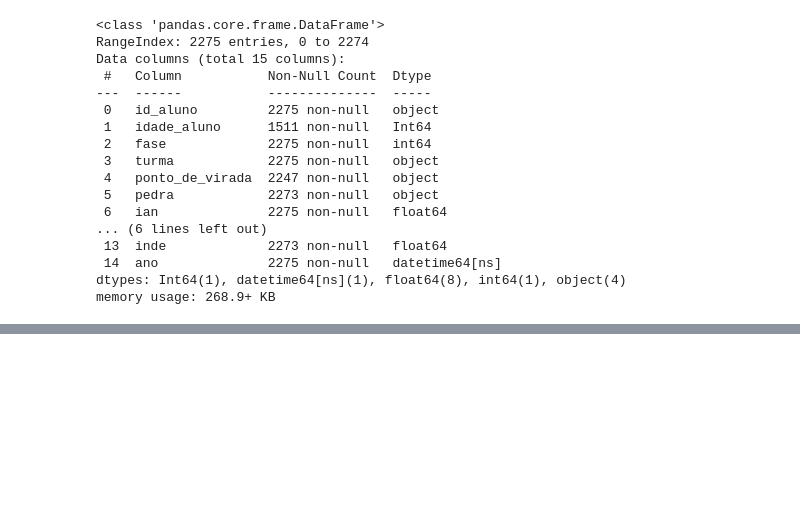
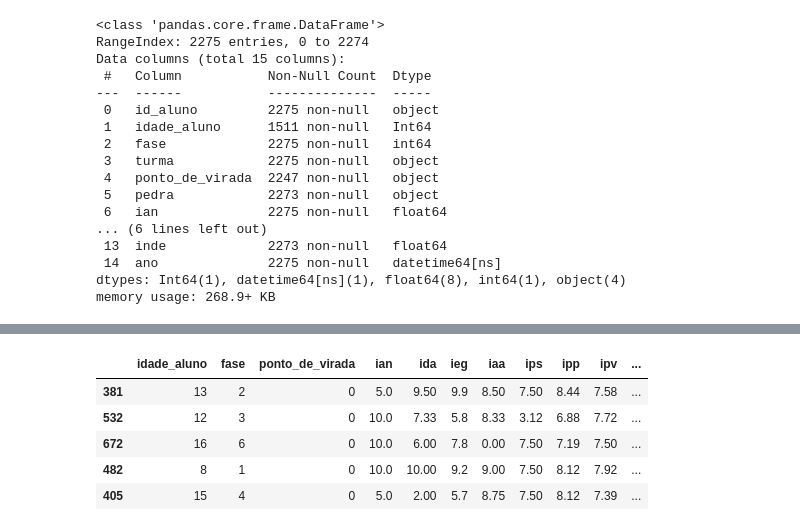
Before and after one commit to giulianafernandes/datathon_fiap, a Jupyter notebook: datathon.ipynb, the cells around one changed output, grey strips where cells are left out. Cells and saved outputs as stored; diff of their text form; code cells hidden in the pictures; blank space fills up the shorter version.

```diff
--- a/datathon.ipynb
+++ b/datathon.ipynb
@@ -609,0 +631,14 @@ dados_total.to_excel('dados/csv_tratado/dados_total.xlsx', index=False)
+# %%
+#separando os dados de treino e teste
+from sklearn.model_selection import train_test_split
+SEED = np.random.seed(42)
+df_treino, df_teste = train_test_split(dados, test_size=0.2, random_state=SEED)
+# %%
+df_treino.head()
+# %% [output]
+|  | idade_aluno | fase | ponto_de_virada | ian | ida | ieg | iaa | ips | ipp | ipv | ... |
+| 381 | 13 | 2 | 0 | 5.0 | 9.50 | 9.9 | 8.50 | 7.50 | 8.44 | 7.58 | ... |
+| 532 | 12 | 3 | 0 | 10.0 | 7.33 | 5.8 | 8.33 | 3.12 | 6.88 | 7.72 | ... |
+| 672 | 16 | 6 | 0 | 10.0 | 6.00 | 7.8 | 0.00 | 7.50 | 7.19 | 7.50 | ... |
+| 482 | 8 | 1 | 0 | 10.0 | 10.00 | 9.2 | 9.00 | 7.50 | 8.12 | 7.92 | ... |
+| 405 | 15 | 4 | 0 | 5.0 | 2.00 | 5.7 | 8.75 | 7.50 | 8.12 | 7.39 | ... |
```
Also changed, not shown: parts of 14 cells of this notebook, 7 other files.
